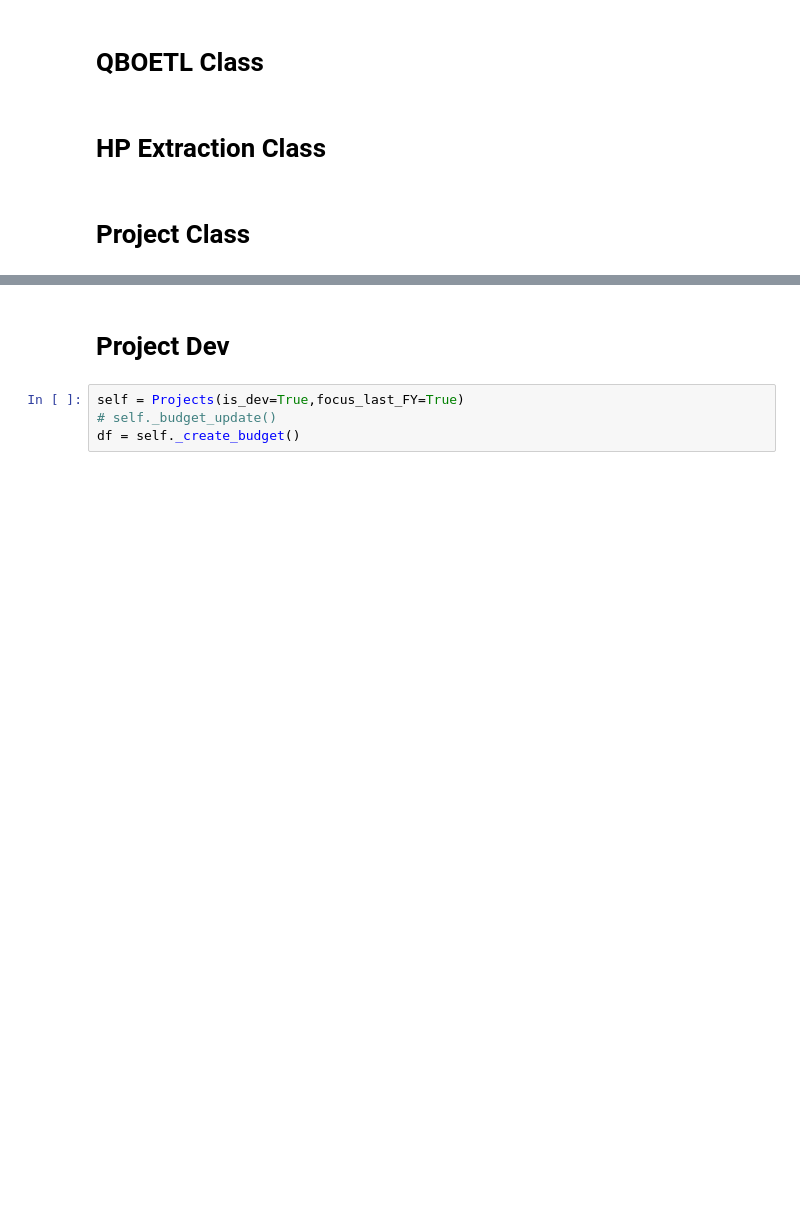
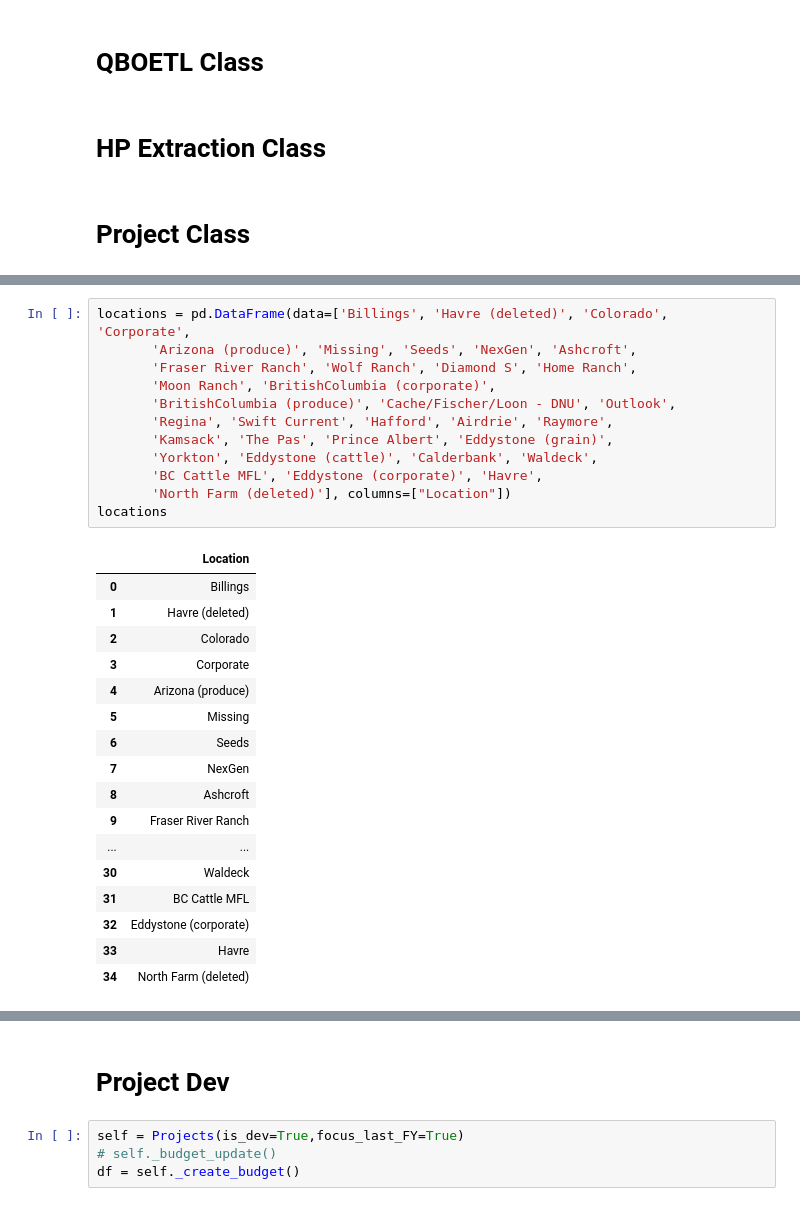
Before and after one commit to ZheRao/ETLCodeBase, a Jupyter notebook: notebooks/dev.ipynb, the cells around one changed output, grey strips where cells are left out. Cells and saved outputs as stored; diff of their text form; blank space fills up the shorter version.

```diff
--- a/notebooks/dev.ipynb
+++ b/notebooks/dev.ipynb
@@ -1691,0 +1732,30 @@ Projects Transformation Finished with 5.542 minutes
+# %%
+locations = pd.DataFrame(data=['Billings', 'Havre (deleted)', 'Colorado', 'Corporate',
+       'Arizona (produce)', 'Missing', 'Seeds', 'NexGen', 'Ashcroft',
+       'Fraser River Ranch', 'Wolf Ranch', 'Diamond S', 'Home Ranch',
+       'Moon Ranch', 'BritishColumbia (corporate)',
+       'BritishColumbia (produce)', 'Cache/Fischer/Loon - DNU', 'Outlook',
+       'Regina', 'Swift Current', 'Hafford', 'Airdrie', 'Raymore',
+       'Kamsack', 'The Pas', 'Prince Albert', 'Eddystone (grain)',
+       'Yorkton', 'Eddystone (cattle)', 'Calderbank', 'Waldeck',
+       'BC Cattle MFL', 'Eddystone (corporate)', 'Havre',
+       'North Farm (deleted)'], columns=["Location"])
+locations
+# %% [output]
+|  | Location |
+| 0 | Billings |
+| 1 | Havre (deleted) |
+| 2 | Colorado |
+| 3 | Corporate |
+| 4 | Arizona (produce) |
+| 5 | Missing |
+| 6 | Seeds |
+| 7 | NexGen |
+| 8 | Ashcroft |
+| 9 | Fraser River Ranch |
+| ... | ... |
+| 30 | Waldeck |
+| 31 | BC Cattle MFL |
+| 32 | Eddystone (corporate) |
+| 33 | Havre |
+| 34 | North Farm (deleted) |
```
Also changed, not shown: parts of 8 cells of this notebook, 20 other files.
